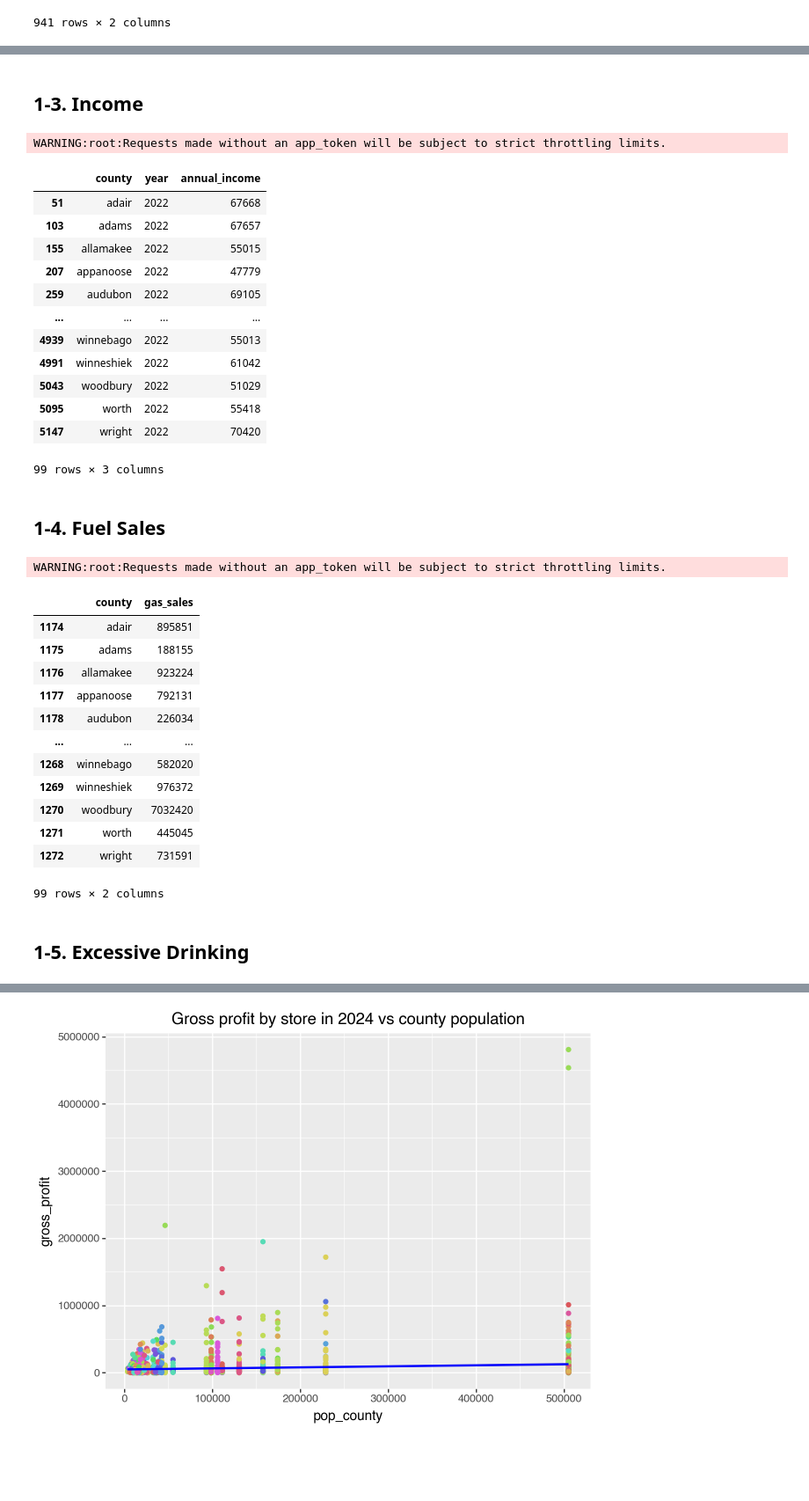
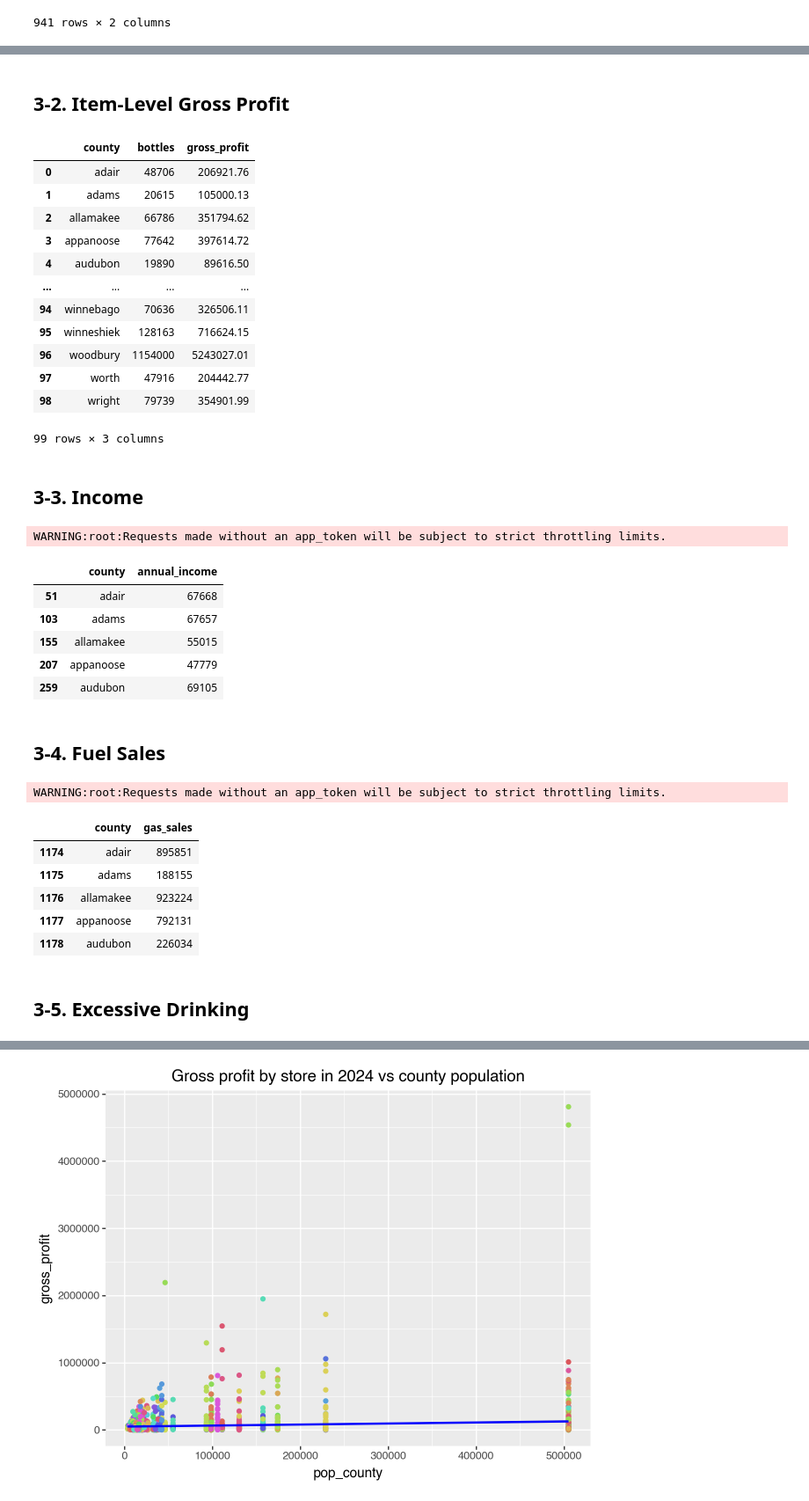
Before and after one commit to advanced-computing/fred-naga-lab2, a Jupyter notebook: iowa_liquor_naga.ipynb, the cells around one changed output, grey strips where cells are left out. Shown at 88% size. Saved outputs shown, nothing was run; the diff lists cells and outputs as text; code cells hidden in the pictures; blank space fills up the shorter version.

```diff
--- a/iowa_liquor_naga.ipynb
+++ b/iowa_liquor_naga.ipynb
@@ -202,53 +262,76 @@ df_pop_county
+# %% [markdown]
+## 3-2. Item-Level Gross Profit
+# %%
+df_profit_county = (
+    df_store
+    .groupby('county')
+    .agg(
+        {
+        'bottles': 'sum',
+        'gross_profit': 'sum'
+        }
+        )
+    .reset_index()
+)
+df_profit_county
+# %% [output]
+|  | county | bottles | gross_profit |
+| 0 | adair | 48706 | 206921.76 |
+| 1 | adams | 20615 | 105000.13 |
+| 2 | allamakee | 66786 | 351794.62 |
+| 3 | appanoose | 77642 | 397614.72 |
+| 4 | audubon | 19890 | 89616.50 |
+| ... | ... | ... | ... |
+| 94 | winnebago | 70636 | 326506.11 |
+| 95 | winneshiek | 128163 | 716624.15 |
+| 96 | woodbury | 1154000 | 5243027.01 |
+| 97 | worth | 47916 | 204442.77 |
+| 98 | wright | 79739 | 354901.99 |
+99 rows × 3 columns
 # %% [markdown]
-## 1-3. Income
+## 3-3. Income
 # %%
 client = Socrata("data.iowa.gov", None)
 df_list = []
 offset = 0
 
 while True:
     results = client.get("st2k-2ti2",
                          limit = 1000,
                          offset = offset)
     offset = offset + 1000
     df_list.extend(results)
 
     if len(results) < 1000:
         break
 
 df_income = pd.DataFrame.from_records(df_list)
 
 df_income['date'] = df_income['date'].str[:4]
 df_income = df_income[
     (df_income['date']=='2022') &
     (df_income['variable']=='Per capita personal income')
     ]
 df_income.rename(columns={
     'name': 'county',
     'date': 'year',
     'value': 'annual_income',
 }, inplace=True)
 df_income['county'] = df_income['county'].str.lower()
 df_income = df_income[['county', 'year', 'annual_income']]
 df_income['annual_income'] = pd.to_numeric(df_income['annual_income'], errors='coerce')
-df_income
+df_income = df_income[['county', 'annual_income']]
+df_income.head()
 # %% [output]
 WARNING:root:Requests made without an app_token will be subject to strict throttling limits.
-|  | county | year | annual_income |
-| 51 | adair | 2022 | 67668 |
-| 103 | adams | 2022 | 67657 |
-| 155 | allamakee | 2022 | 55015 |
-| 207 | appanoose | 2022 | 47779 |
-| 259 | audubon | 2022 | 69105 |
-| ... | ... | ... | ... |
-| 4939 | winnebago | 2022 | 55013 |
-| 4991 | winneshiek | 2022 | 61042 |
-| 5043 | woodbury | 2022 | 51029 |
-| 5095 | worth | 2022 | 55418 |
-| 5147 | wright | 2022 | 70420 |
+|  | county | annual_income |
+| 51 | adair | 67668 |
+| 103 | adams | 67657 |
+| 155 | allamakee | 55015 |
+| 207 | appanoose | 47779 |
+| 259 | audubon | 69105 |
-99 rows × 3 columns
 # %% [markdown]
-## 1-4. Fuel Sales
+## 3-4. Fuel Sales
 # %%
 client = Socrata("data.iowa.gov", None)
 df_list = []
@@ -273,7 +356,7 @@ df_fuel.rename(columns={
 df_fuel = df_fuel[df_fuel['year']=='2024']
 df_fuel['county'] = df_fuel['county'].str.lower()
 df_fuel = df_fuel[['county', 'gas_sales']]
-df_fuel
+df_fuel.head()
 # %% [output]
 WARNING:root:Requests made without an app_token will be subject to strict throttling limits.
 |  | county | gas_sales |
@@ -282,15 +365,8 @@ WARNING:root:Requests made without an app_token will be subject to strict thrott
 | 1176 | allamakee | 923224 |
 | 1177 | appanoose | 792131 |
 | 1178 | audubon | 226034 |
-| ... | ... | ... |
-| 1268 | winnebago | 582020 |
-| 1269 | winneshiek | 976372 |
-| 1270 | woodbury | 7032420 |
-| 1271 | worth | 445045 |
-| 1272 | wright | 731591 |
-99 rows × 2 columns
 # %% [markdown]
-## 1-5. Excessive Drinking
+## 3-5. Excessive Drinking
 # %%
 df_drinking = pd.read_csv('data/excessive_drinking.csv')
 df_drinking.columns = df_drinking.columns.str.lower()
```
Also changed, not shown: parts of 38 cells of this notebook, 8 other files.
